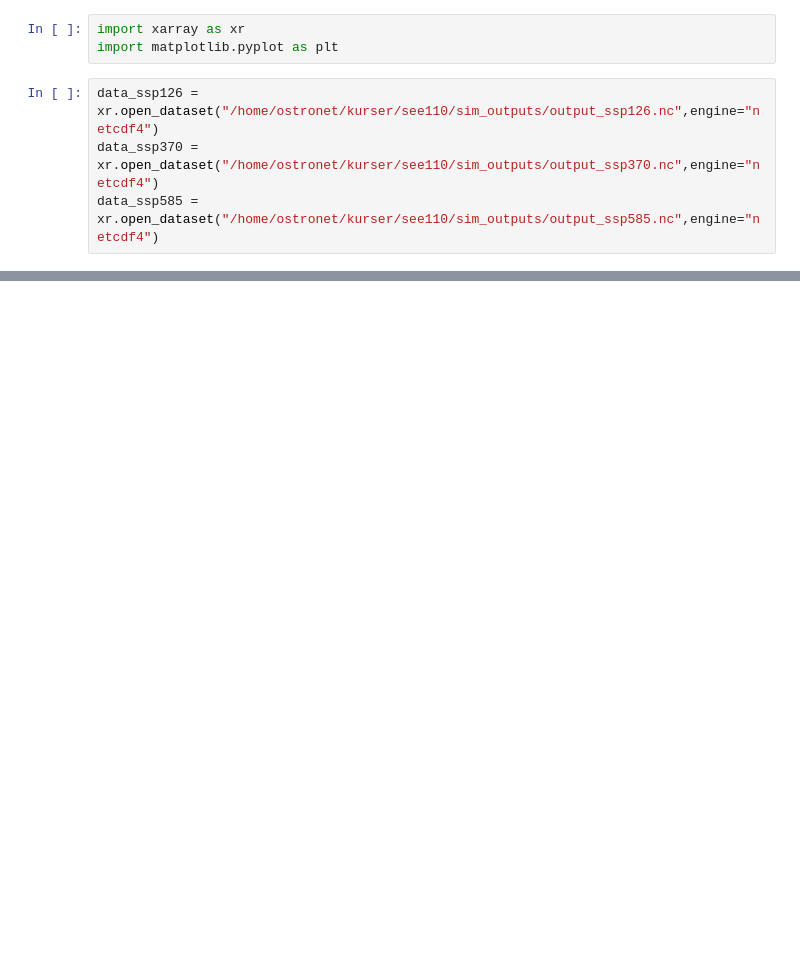
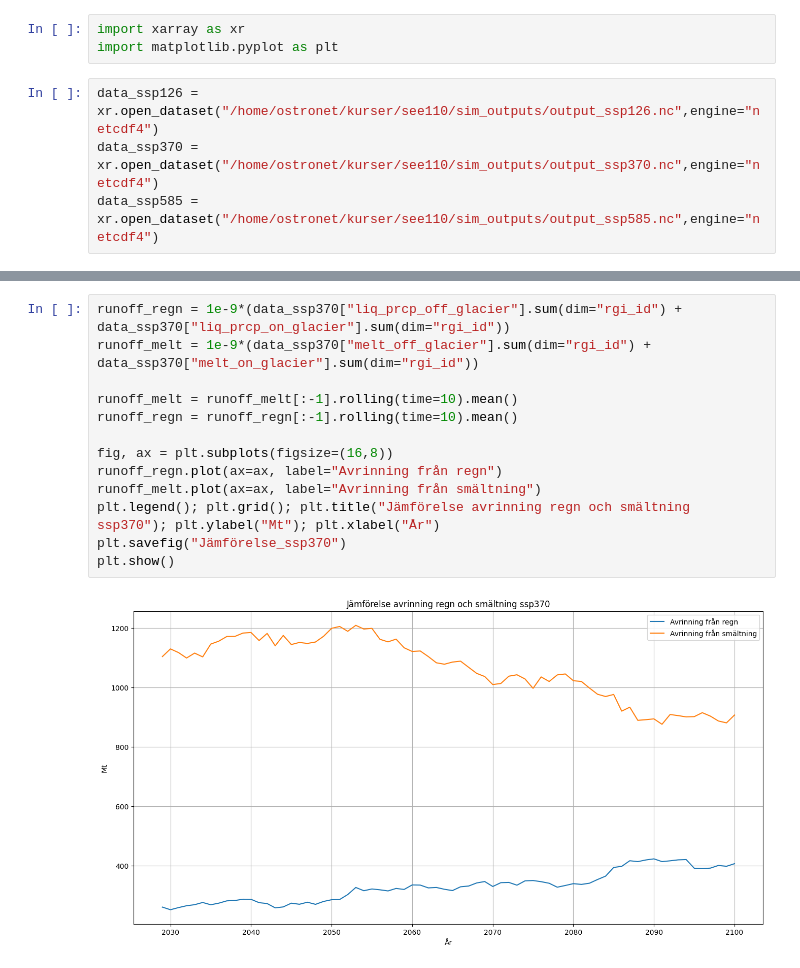
Before and after one commit to ostronet/SEE110_glaciar, a Jupyter notebook: Datahantering.ipynb, the cells around one changed output, grey strips where cells are left out. Saved outputs shown, nothing was run; the diff lists cells and outputs as text; blank space fills up the shorter version.

```diff
--- a/Datahantering.ipynb
+++ b/Datahantering.ipynb
@@ -42,0 +68,15 @@ plt.show()
+# %%
+runoff_regn = 1e-9*(data_ssp370["liq_prcp_off_glacier"].sum(dim="rgi_id") + data_ssp370["liq_prcp_on_glacier"].sum(dim="rgi_id"))
+runoff_melt = 1e-9*(data_ssp370["melt_off_glacier"].sum(dim="rgi_id") + data_ssp370["melt_on_glacier"].sum(dim="rgi_id"))
+
+runoff_melt = runoff_melt[:-1].rolling(time=10).mean()
+runoff_regn = runoff_regn[:-1].rolling(time=10).mean()
+
+fig, ax = plt.subplots(figsize=(16,8))
+runoff_regn.plot(ax=ax, label="Avrinning från regn")
+runoff_melt.plot(ax=ax, label="Avrinning från smältning")
+plt.legend(); plt.grid(); plt.title("Jämförelse avrinning regn och smältning ssp370"); plt.ylabel("Mt"); plt.xlabel("År")
+plt.savefig("Jämförelse_ssp370")
+plt.show()
+# %% [output]
+[figure, added]
```
Also changed, not shown: parts of 7 cells of this notebook.
